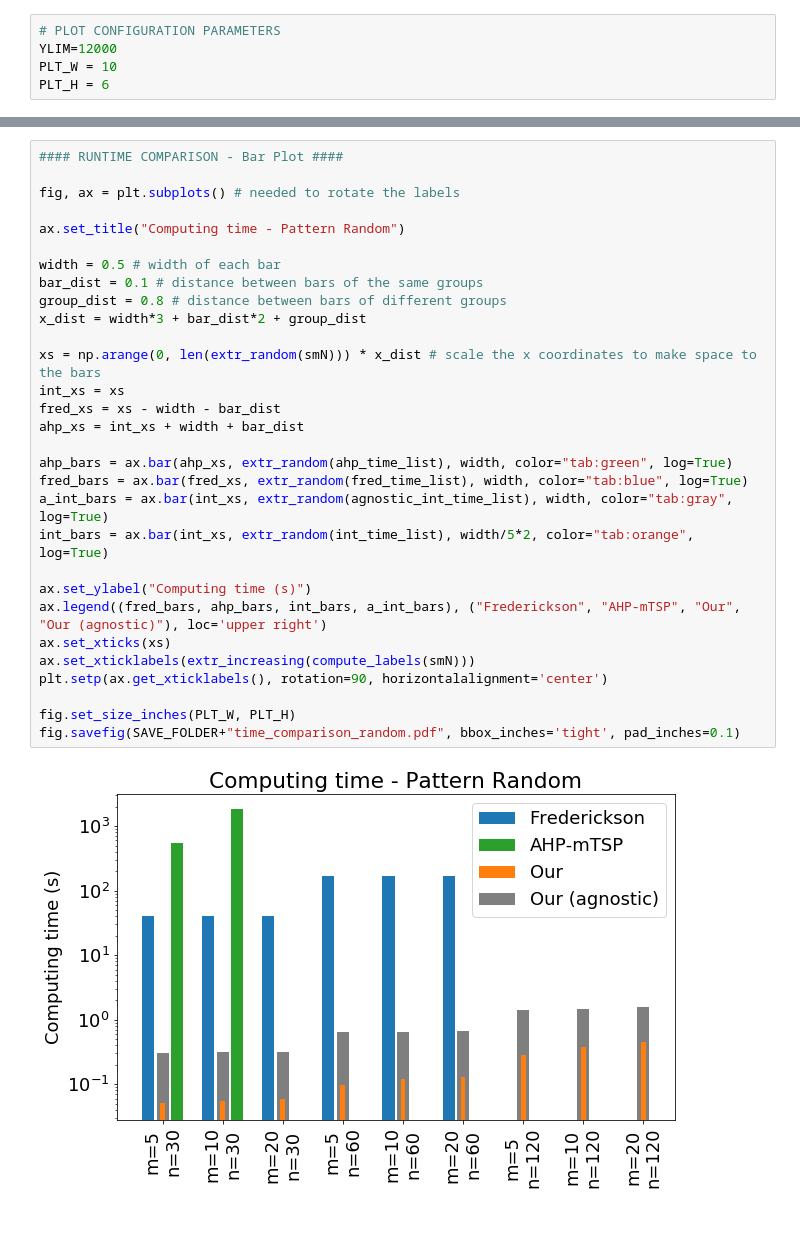
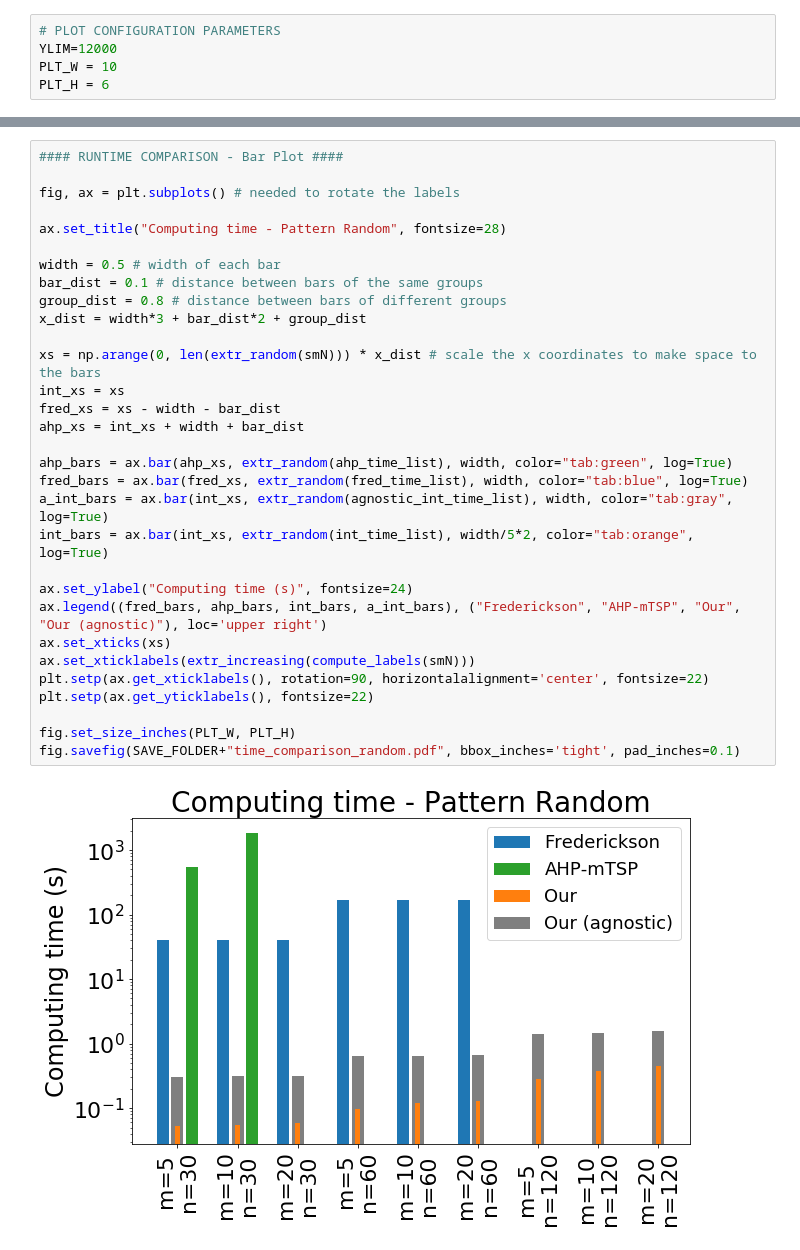
Before and after one commit to mirkosalaris/CoverageModularEnvironments, a Jupyter notebook: Notebooks/Comparison data analysis.ipynb, the cells around one changed output, grey strips where cells are left out. Cells and saved outputs as stored; diff of their text form; blank space fills up the shorter version.

Commit message:
change font size in comparison plots

```diff
--- a/Notebooks/Comparison data analysis.ipynb
+++ b/Notebooks/Comparison data analysis.ipynb
@@ -311,35 +314,36 @@ fig.savefig(SAVE_FOLDER+"increasing_makespan.pdf", bbox_inches='tight', pad_inch
 # %%
 #### RUNTIME COMPARISON - Bar Plot ####
 
 fig, ax = plt.subplots() # needed to rotate the labels
 
-ax.set_title("Computing time - Pattern Random")
+ax.set_title("Computing time - Pattern Random", fontsize=28)
 
 width = 0.5 # width of each bar
 bar_dist = 0.1 # distance between bars of the same groups
 group_dist = 0.8 # distance between bars of different groups
 x_dist = width*3 + bar_dist*2 + group_dist
 
 xs = np.arange(0, len(extr_random(smN))) * x_dist # scale the x coordinates to make space to the bars
 int_xs = xs
 fred_xs = xs - width - bar_dist
 ahp_xs = int_xs + width + bar_dist
 
 ahp_bars = ax.bar(ahp_xs, extr_random(ahp_time_list), width, color="tab:green", log=True)
 fred_bars = ax.bar(fred_xs, extr_random(fred_time_list), width, color="tab:blue", log=True)
 a_int_bars = ax.bar(int_xs, extr_random(agnostic_int_time_list), width, color="tab:gray", log=True)
 int_bars = ax.bar(int_xs, extr_random(int_time_list), width/5*2, color="tab:orange", log=True)
 
-ax.set_ylabel("Computing time (s)")
+ax.set_ylabel("Computing time (s)", fontsize=24)
 ax.legend((fred_bars, ahp_bars, int_bars, a_int_bars), ("Frederickson", "AHP-mTSP", "Our", "Our (agnostic)"), loc='upper right')
 ax.set_xticks(xs)
 ax.set_xticklabels(extr_increasing(compute_labels(smN)))
-plt.setp(ax.get_xticklabels(), rotation=90, horizontalalignment='center')
+plt.setp(ax.get_xticklabels(), rotation=90, horizontalalignment='center', fontsize=22)
+plt.setp(ax.get_yticklabels(), fontsize=22)
 
 fig.set_size_inches(PLT_W, PLT_H)
 fig.savefig(SAVE_FOLDER+"time_comparison_random.pdf", bbox_inches='tight', pad_inches=0.1)
 # %% [output]
-[figure, old version]
+[figure, new version]
 # %%
 #### SCATTER PLOT Makespan vs Runtime ####
 
```
Also changed, not shown: parts of 4 cells of this notebook, 5 other files.
